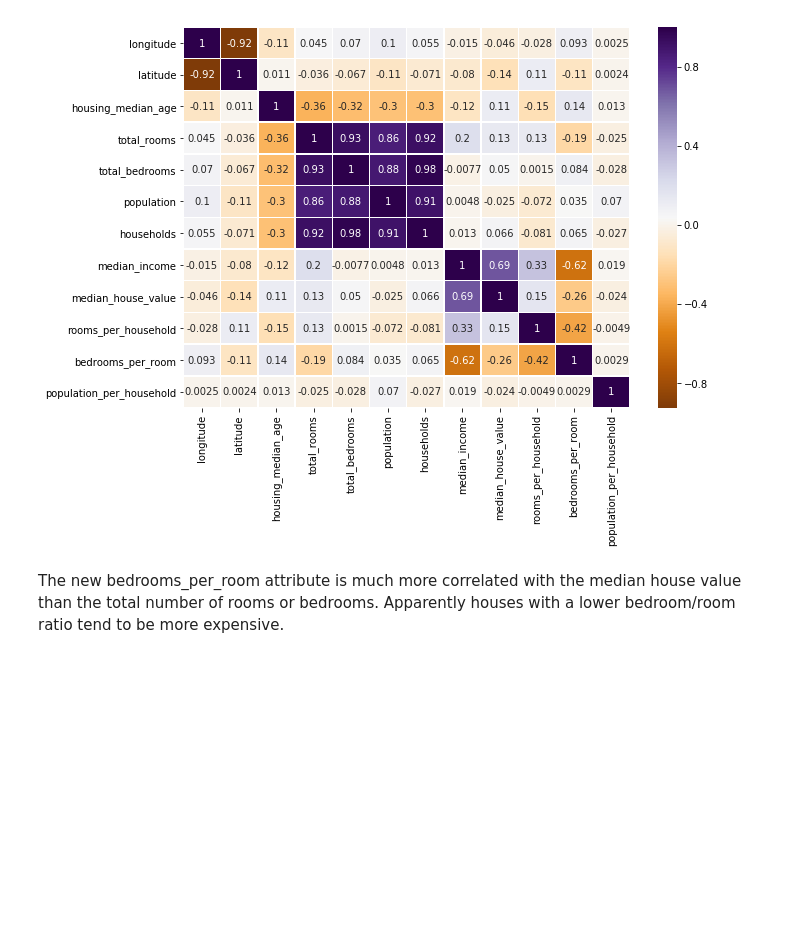
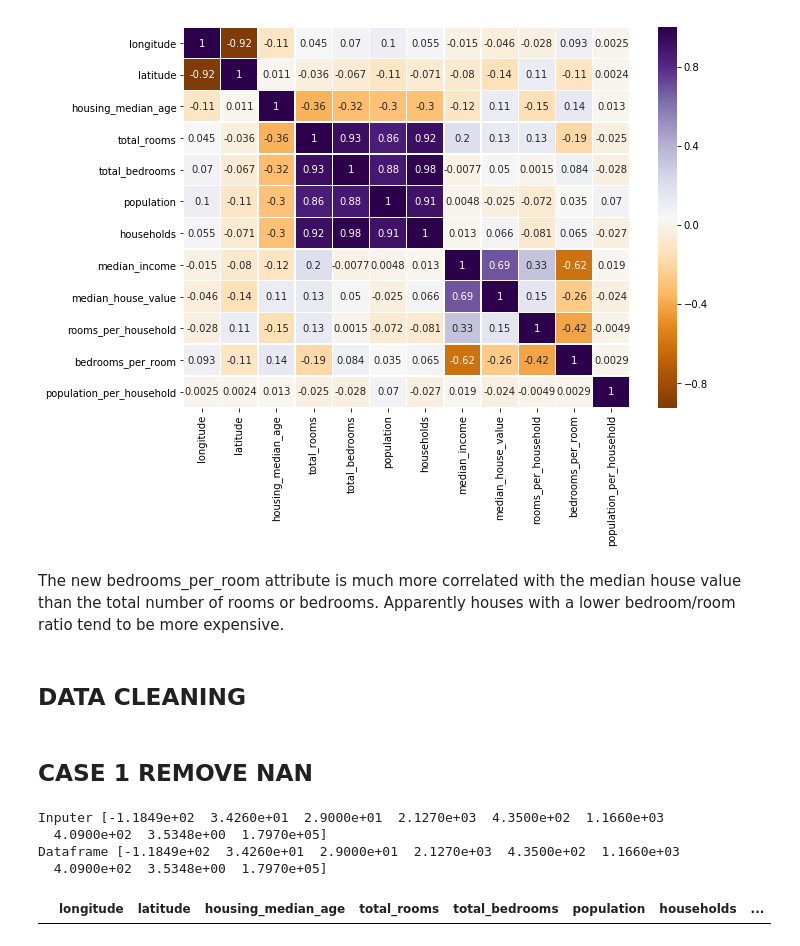
Before and after one commit to DiaDeMuertos/JupiterBase, a Jupyter notebook: Hands-on Machine Learning/Chapter #02.ipynb, the cells around one changed output. Cells and saved outputs as stored; diff of their text form; code cells hidden in the pictures; blank space fills up the shorter version.

```diff
--- a/Hands-on Machine Learning/Chapter #02.ipynb
+++ b/Hands-on Machine Learning/Chapter #02.ipynb
@@ -275,3 +276,36 @@ plt.show()
 The new bedrooms_per_room attribute is much more correlated with
 the median house value than the total number of rooms or bedrooms. Apparently
 houses with a lower bedroom/room ratio tend to be more expensive.
+# %% [markdown]
+
+## DATA CLEANING
+# %%
+df.dropna(subset=["total_bedrooms"]) #case 1
+
+df.drop("total_bedrooms", axis=1) #case 2
+
+median = df["total_bedrooms"].median()
+df["total_bedrooms"].copy().fillna(median,inplace=True)  #case 3
+# %% [markdown]
+## CASE 1 REMOVE NAN
+# %%
+imputer = SimpleImputer(strategy="median")
+temp_df = df.drop(columns=["ocean_proximity"]).copy()
+
+imputer.fit(temp_df)
+
+print("Inputer %s" % imputer.statistics_)
+
+temp_imputer = imputer.transform(temp_df)
+temp_df = pd.DataFrame(temp_imputer, columns=temp_df.columns)
+
+print("Dataframe %s" % temp_df.median().values)
+
+
+temp_df[temp_df["total_bedrooms"].isnull()] #No more nan values
+# %% [output]
+Inputer [-1.1849e+02  3.4260e+01  2.9000e+01  2.1270e+03  4.3500e+02  1.1660e+03
+  4.0900e+02  3.5348e+00  1.7970e+05]
+Dataframe [-1.1849e+02  3.4260e+01  2.9000e+01  2.1270e+03  4.3500e+02  1.1660e+03
+  4.0900e+02  3.5348e+00  1.7970e+05]
+|  | longitude | latitude | housing_median_age | total_rooms | total_bedrooms | population | households | ... |
```
Also changed, not shown: parts of 3 cells of this notebook.
